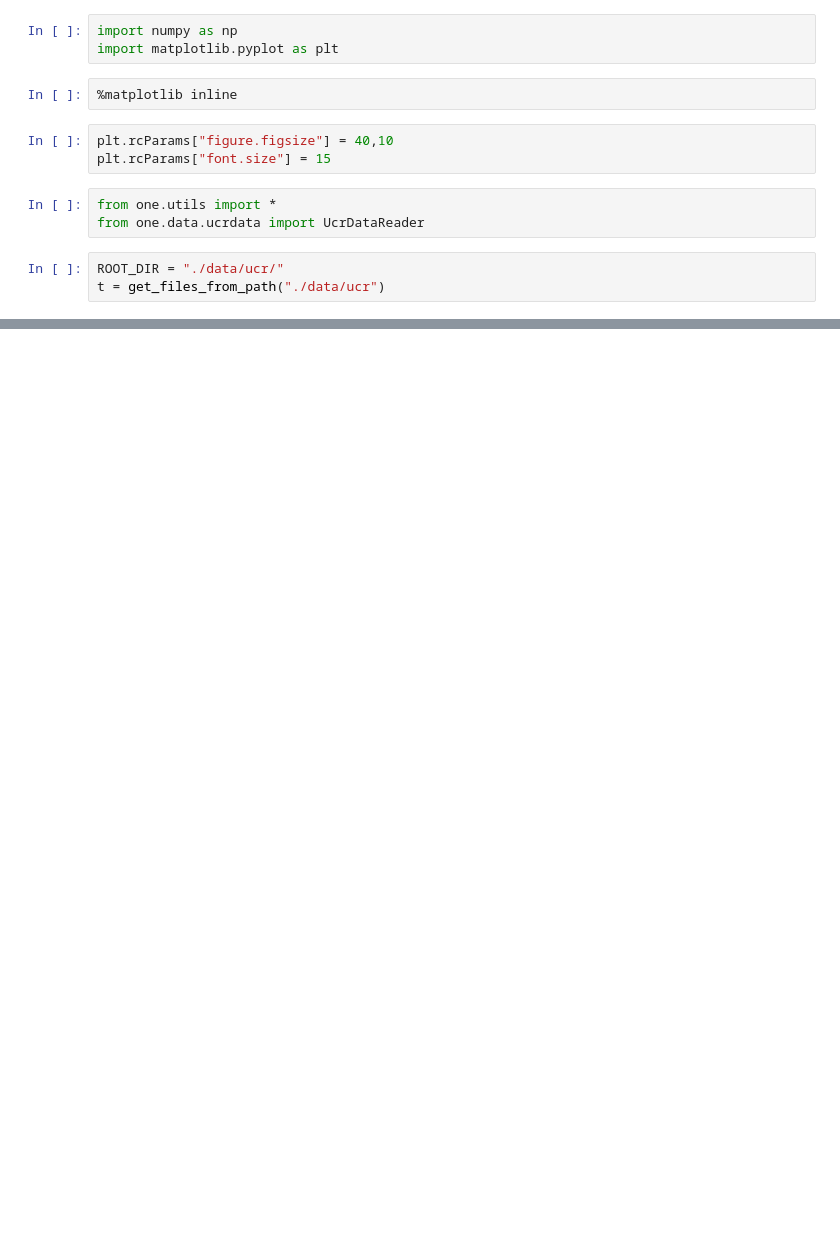
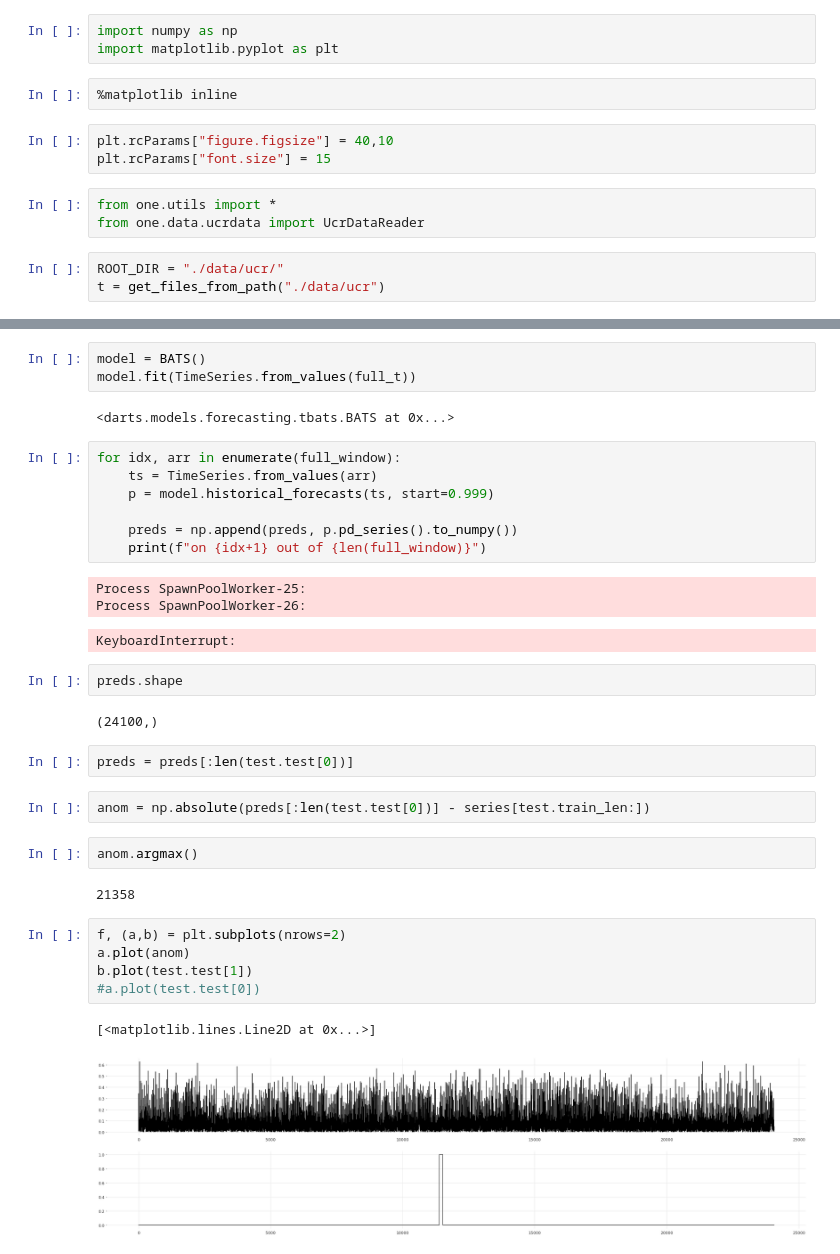
Before and after one commit to georgian-io/pyoats, a Jupyter notebook: scratch.ipynb, the cells around one changed output, grey strips where cells are left out. Saved outputs shown, nothing was run; the diff lists cells and outputs as text; blank space fills up the shorter version.

```diff
--- a/scratch.ipynb
+++ b/scratch.ipynb
@@ -25,0 +107,36 @@ array([63.748549, 64.0763  , 63.840841, 63.409148, 62.927837])
+# %%
+model = BATS()
+model.fit(TimeSeries.from_values(full_t))
+# %% [output]
+<darts.models.forecasting.tbats.BATS at 0x...>
+# %%
+for idx, arr in enumerate(full_window):
+    ts = TimeSeries.from_values(arr)
+    p = model.historical_forecasts(ts, start=0.999)
+
+    preds = np.append(preds, p.pd_series().to_numpy())
+    print(f"on {idx+1} out of {len(full_window)}")
+# %% [output]
+Process SpawnPoolWorker-25:
+Process SpawnPoolWorker-26:
+KeyboardInterrupt:
+# %%
+preds.shape
+# %% [output]
+(24100,)
+# %%
+preds = preds[:len(test.test[0])]
+# %%
+anom = np.absolute(preds[:len(test.test[0])] - series[test.train_len:])
+# %%
+anom.argmax()
+# %% [output]
+21358
+# %%
+f, (a,b) = plt.subplots(nrows=2)
+a.plot(anom)
+b.plot(test.test[1])
+#a.plot(test.test[0])
+# %% [output]
+[<matplotlib.lines.Line2D at 0x...>]
+[figure, added]
```
Also changed, not shown: parts of 17 cells of this notebook, 9 other files.
